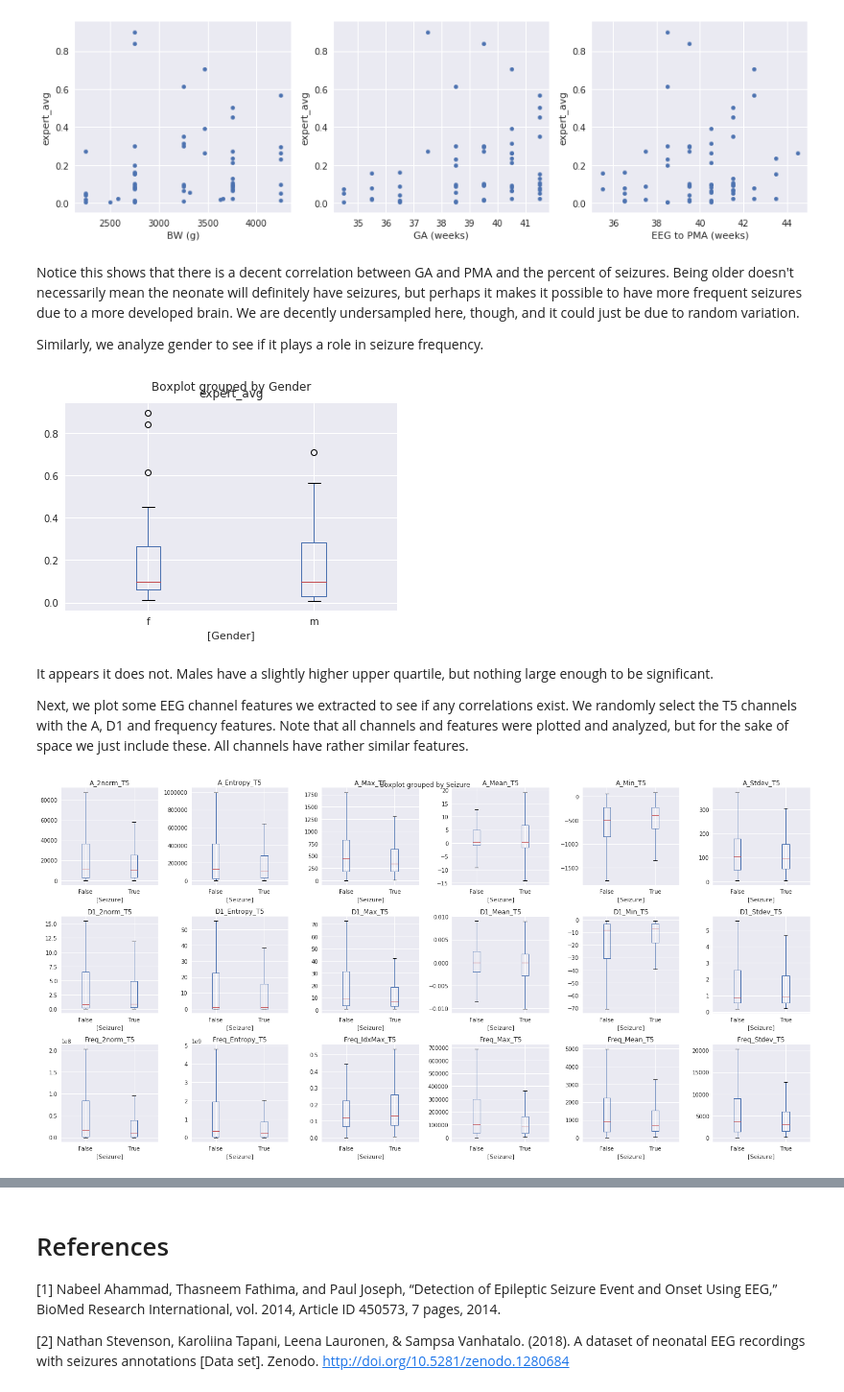
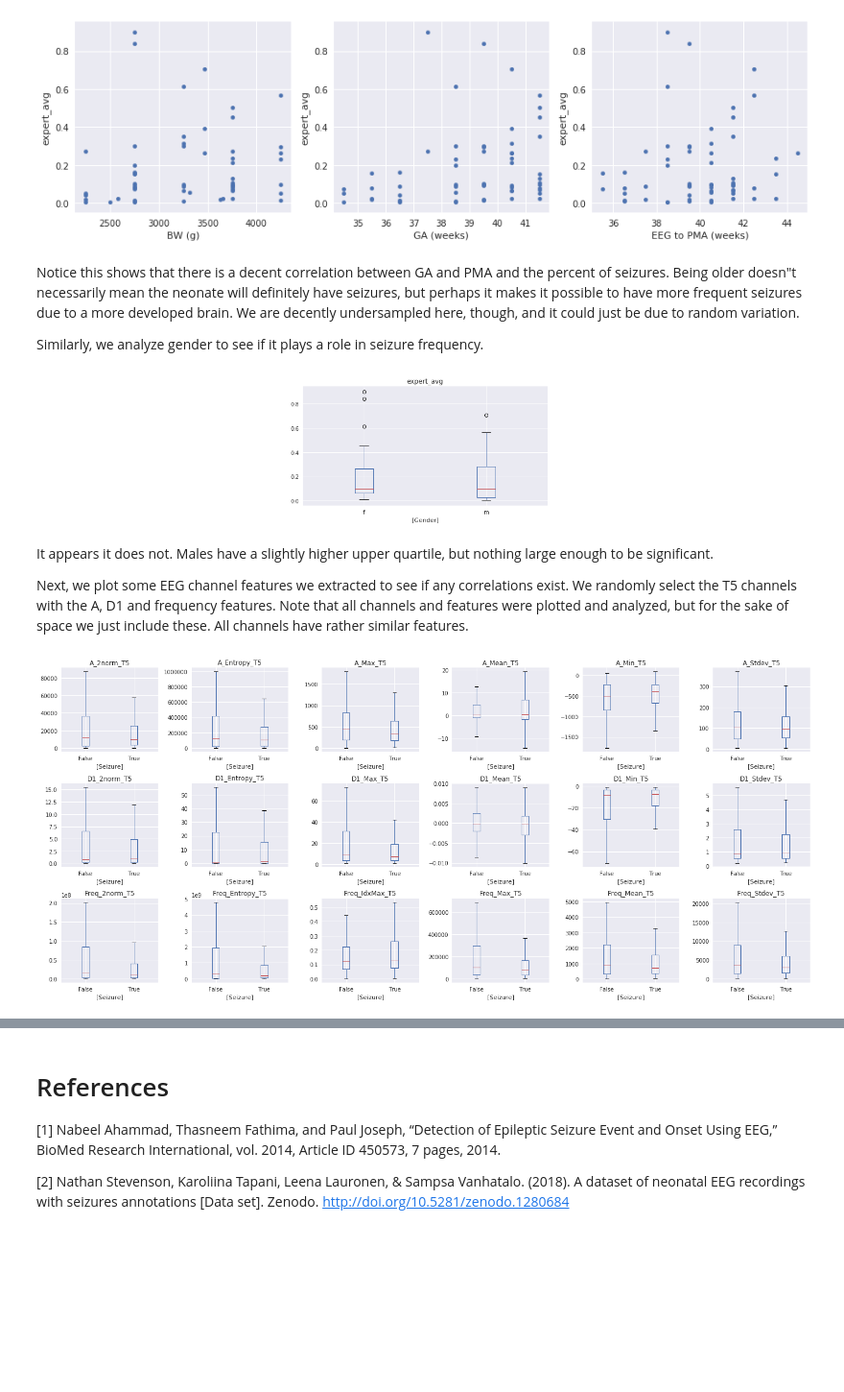
Before and after one commit to contagon/nicu-eeg-dataproject, a Jupyter notebook: main.ipynb, the cells around one changed output, grey strips where cells are left out. Shown at 96% size. Drawn from its saved outputs; the diff is of its cells as text; code cells hidden in the pictures; blank space fills up the shorter version.

```diff
--- a/main.ipynb
+++ b/main.ipynb
@@ -343,24 +351,30 @@ for ax, col in zip(ax_new, cols):
 # %% [output]
 [figure]
 # %% [markdown]
-Notice this shows that there is a decent correlation between GA and PMA and the percent of seizures. Being older doesn't necessarily mean the neonate will definitely have seizures, but perhaps it makes it possible to have more frequent seizures due to a more developed brain. We are decently undersampled here, though, and it could just be due to random variation.
+Notice this shows that there is a decent correlation between GA and PMA and the percent of seizures. Being older doesn"t necessarily mean the neonate will definitely have seizures, but perhaps it makes it possible to have more frequent seizures due to a more developed brain. We are decently undersampled here, though, and it could just be due to random variation.
 
 Similarly, we analyze gender to see if it plays a role in seizure frequency.
-# %%
-ci[['Gender', 'expert_avg']].boxplot(by='Gender', figsize=(6,4))
-plt.show()
-# %% [output]
-[figure, removed]
+# %%
+fig, ax = plt.subplots(1, 3, figsize=(20,4))
+for i in [0,2]:
+    ax[i].axis('off')
+ci[["Gender", "expert_avg"]].boxplot(by="Gender", ax=ax[1])
+plt.suptitle("")
+plt.tight_layout()
+plt.show()
+# %% [output]
+[figure, added]
 # %% [markdown]
 It appears it does not. Males have a slightly higher upper quartile, but nothing large enough to be significant.
 
 Next, we plot some EEG channel features we extracted to see if any correlations exist. We randomly select the T5 channels with the A, D1 and frequency features. Note that all channels and features were plotted and analyzed, but for the sake of space we just include these. All channels have rather similar features.
 # %%
 T5_cols = [col for col in df if (col.endswith("T5") and col.startswith(("A", "Freq", "D1"))) or col == "Seizure"]
-fig, ax_new = plt.subplots(3,6, sharey=False, figsize=(20,10))
-df[T5_cols].boxplot(by='Seizure', ax=ax_new, showfliers=False)
+fig, ax_new = plt.subplots(3,6, sharey=False, figsize=(20,9))
+df[T5_cols].boxplot(by="Seizure", ax=ax_new, showfliers=False)
+plt.suptitle("")
 plt.tight_layout()
 plt.show()
 # %% [output]
-[figure, old version]
+[figure, new version]
 # %% [markdown]
```
Also changed, not shown: parts of 18 cells of this notebook, 2 other files.
